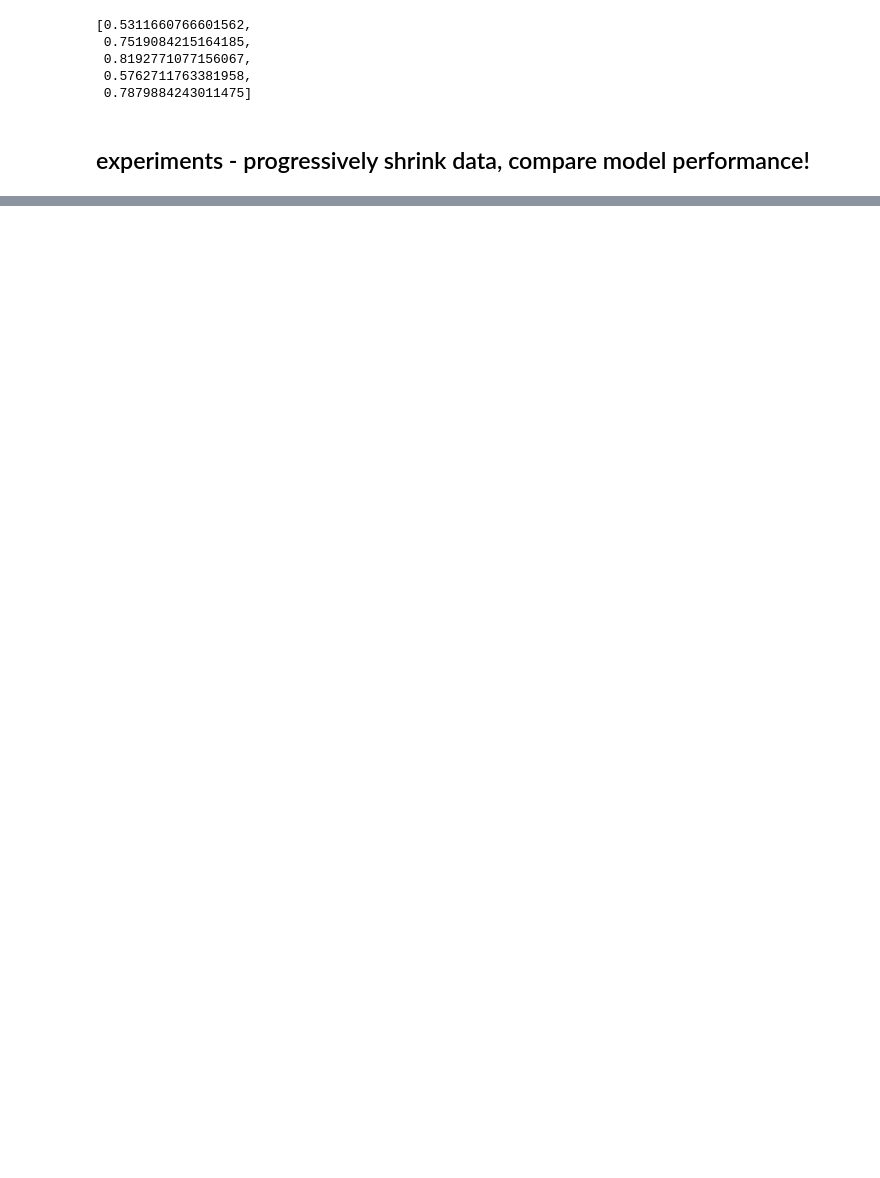
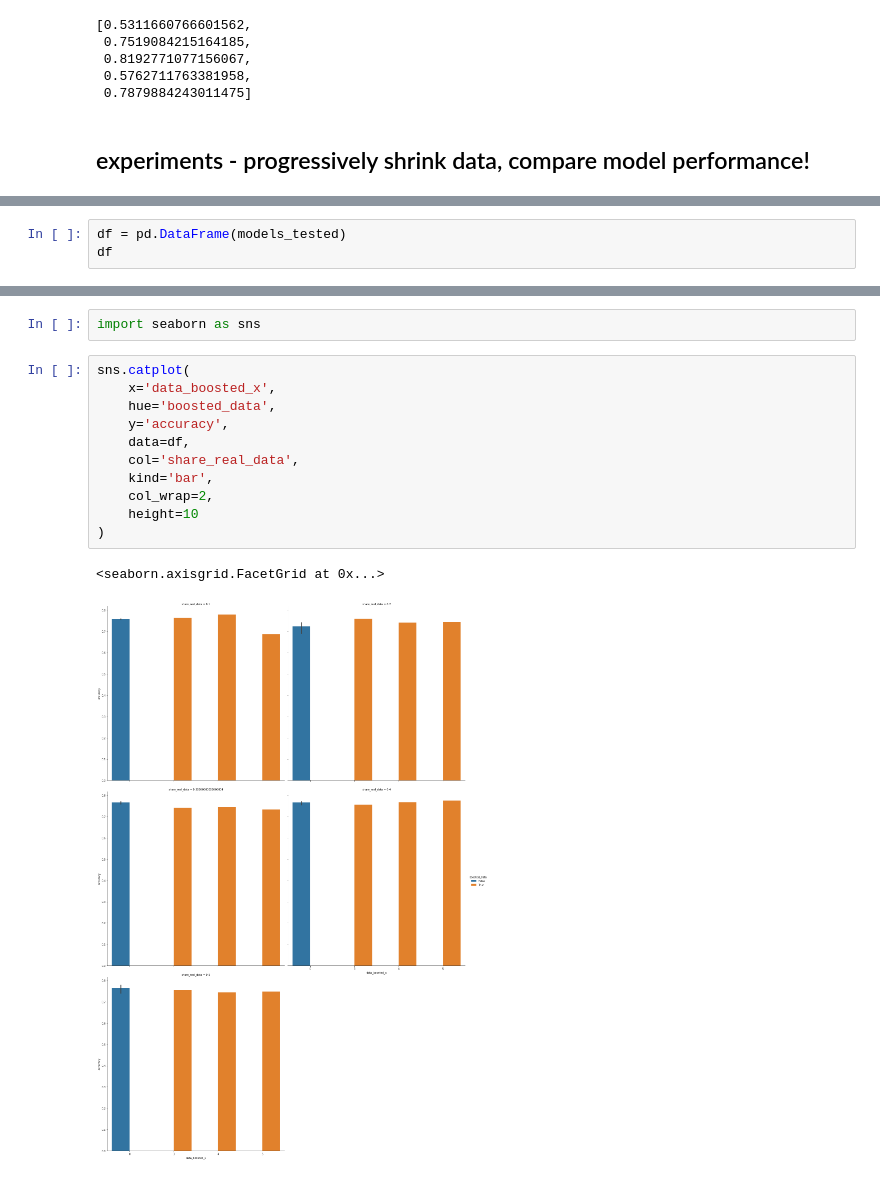
Before and after one commit to PaulBFB/master_thesis, a Jupyter notebook: titanic_deep_learning.ipynb, the cells around one changed output, grey strips where cells are left out. Drawn from its saved outputs; the diff is of its cells as text; blank space fills up the shorter version.

Commit message:
evaluation + quasi-gridsearch of enhanced and shrunken data size

```diff
--- a/titanic_deep_learning.ipynb
+++ b/titanic_deep_learning.ipynb
@@ -311,0 +297,3 @@ KeyboardInterrupt:
+# %%
+df = pd.DataFrame(models_tested)
+df
@@ -311,0 +361,16 @@ KeyboardInterrupt:
+# %%
+import seaborn as sns
+# %%
+sns.catplot(
+    x='data_boosted_x',
+    hue='boosted_data',
+    y='accuracy',
+    data=df,
+    col='share_real_data',
+    kind='bar',
+    col_wrap=2,
+    height=10
+)
+# %% [output]
+<seaborn.axisgrid.FacetGrid at 0x...>
+[figure, added]
```
Also changed, not shown: parts of 12 cells of this notebook.
